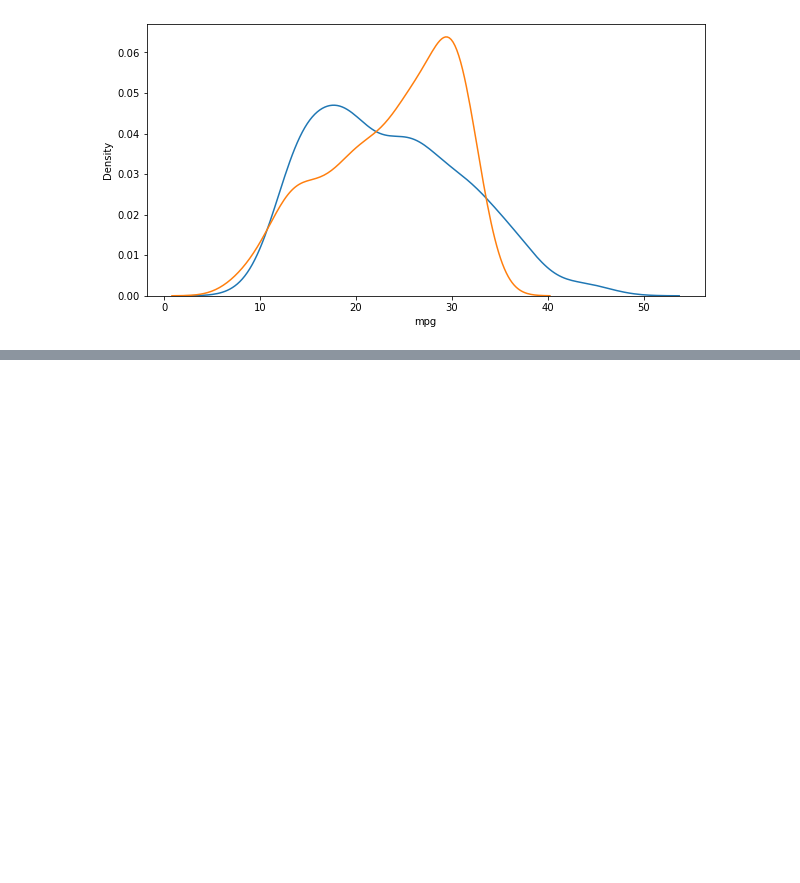
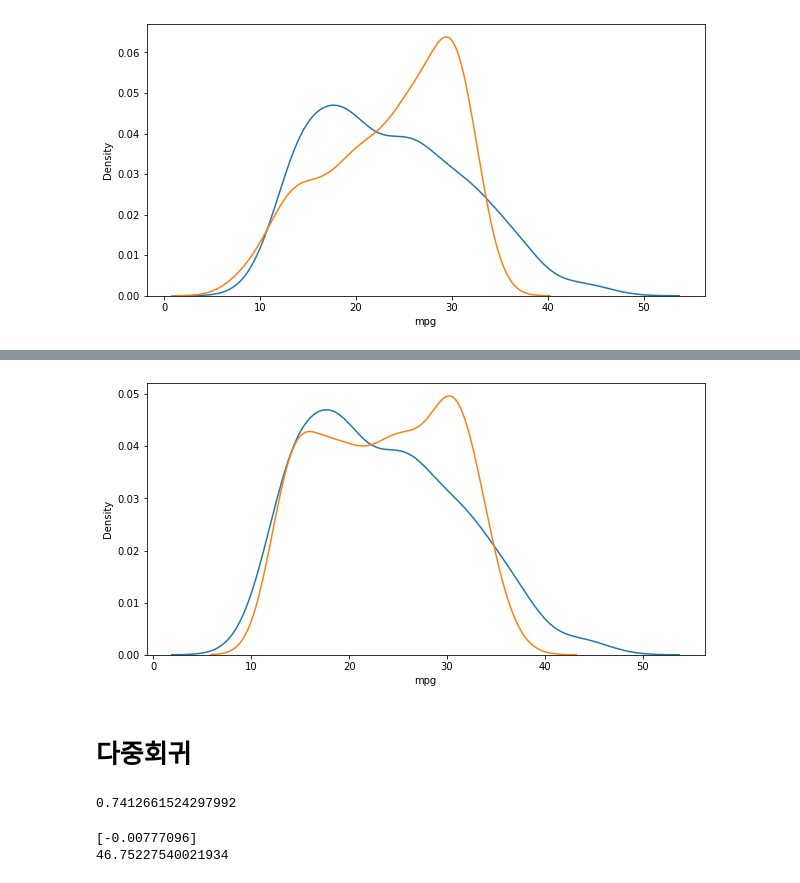
Before and after one commit to leeyerin11/machinelearning_notes, a Jupyter notebook: 회귀 기초.ipynb, the cells around one changed output, grey strips where cells are left out. Drawn from its saved outputs; the diff is of its cells as text; code cells hidden in the pictures; blank space fills up the shorter version.

```diff
--- a/회귀 기초.ipynb
+++ b/회귀 기초.ipynb
@@ -157,0 +195,12 @@ plt.show()
+# %%
+X_poly=poly.fit_transform(X)
+y_hat=pr.predict(X_poly)
+
+plt.figure(figsize=(10,5))
+ax1=sns.distplot(y,hist=False,label="y")
+ax2=sns.distplot(y_hat,hist=False,label="y_hat",ax=ax1)
+plt.show()
+# %% [output]
+[figure, added]
+# %% [markdown]
+# 다중회귀
@@ -157,0 +209,12 @@ plt.show()
+# %%
+lr.fit(X_train,y_train)
+r_square=lr.score(X_test,y_test)
+print(r_square)
+# %% [output]
+0.7412661524297992
+# %%
+print(lr.coef_)
+print(lr.intercept_)
+# %% [output]
+[-0.00777096]
+46.75227540021934
```
Also changed, not shown: parts of 9 cells of this notebook.
